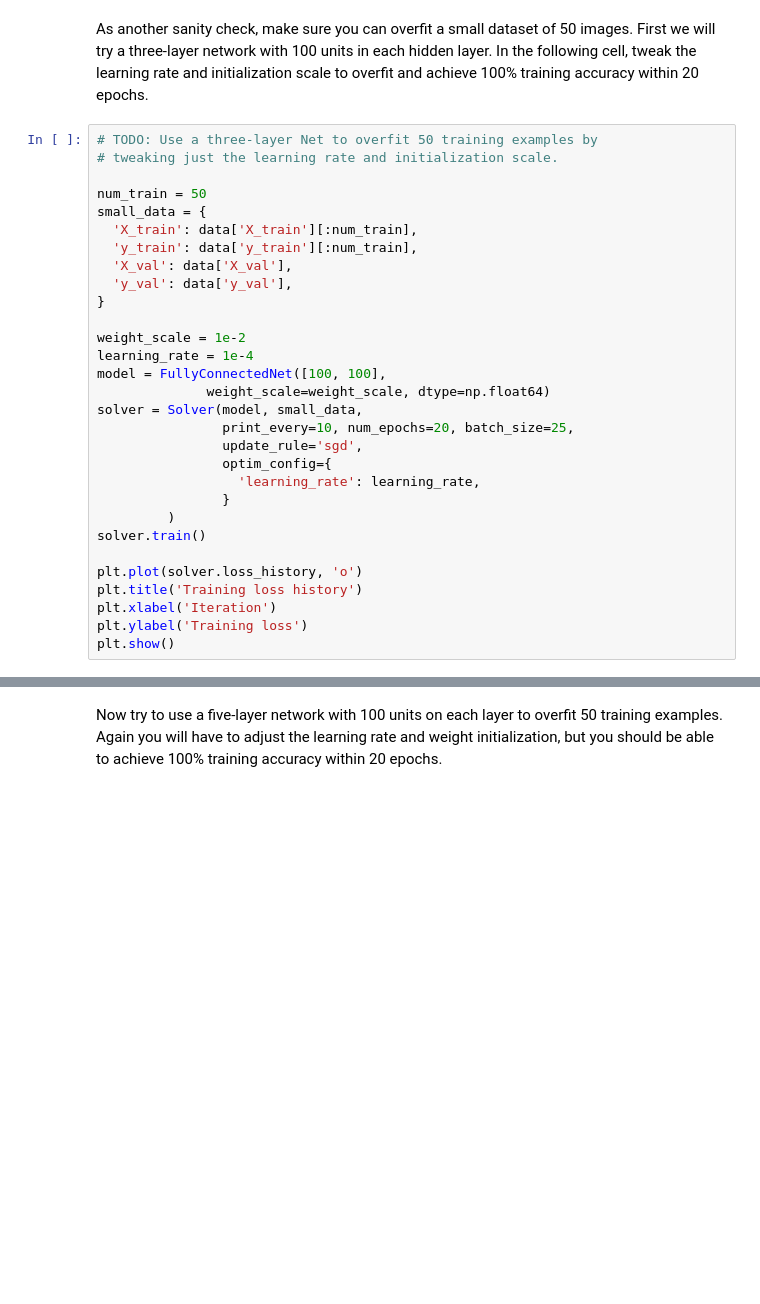
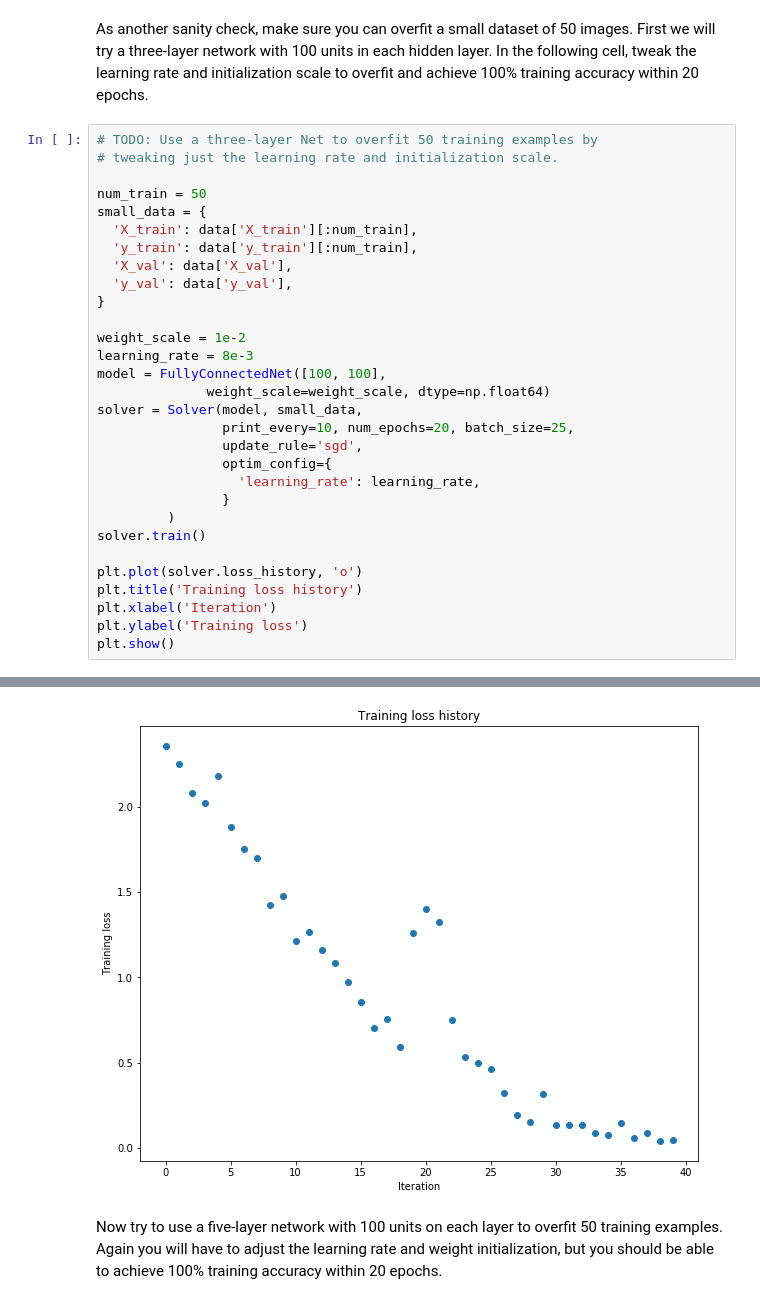
Before and after one commit to Ox1O5/cs231n, a Jupyter notebook: assignment2/FullyConnectedNets.ipynb, the cells around one changed output, grey strips where cells are left out. Drawn from its saved outputs; the diff is of its cells as text; blank space fills up the shorter version.

```diff
--- a/assignment2/FullyConnectedNets.ipynb
+++ b/assignment2/FullyConnectedNets.ipynb
@@ -401,7 +447,7 @@ small_data = {
 }
 
 weight_scale = 1e-2
-learning_rate = 1e-4
+learning_rate = 8e-3
 model = FullyConnectedNet([100, 100],
               weight_scale=weight_scale, dtype=np.float64)
 solver = Solver(model, small_data,
@@ -418,3 +464,4 @@ plt.title('Training loss history')
 plt.xlabel('Iteration')
 plt.ylabel('Training loss')
 plt.show()
+# %% [output]
@@ -421,3 +485,4 @@ plt.show()
+[figure, added]
 # %% [markdown]
 Now try to use a five-layer network with 100 units on each layer to overfit 50 training examples. Again you will have to adjust the learning rate and weight initialization, but you should be able to achieve 100% training accuracy within 20 epochs.
 # %%
```
Also changed, not shown: parts of 18 cells of this notebook, 5 other files.
